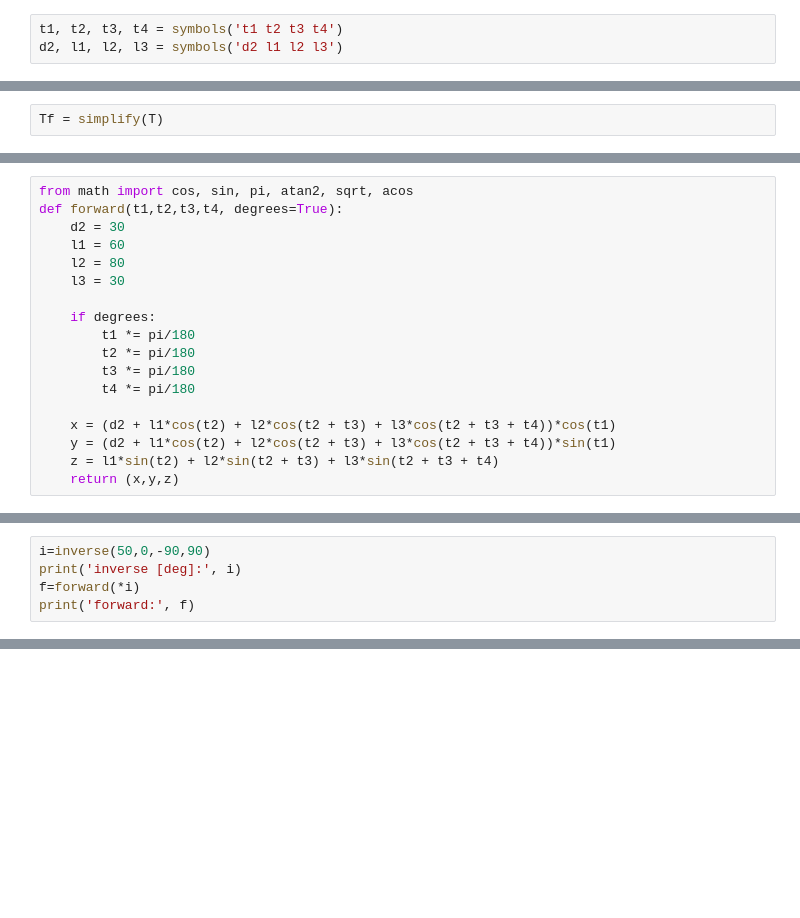
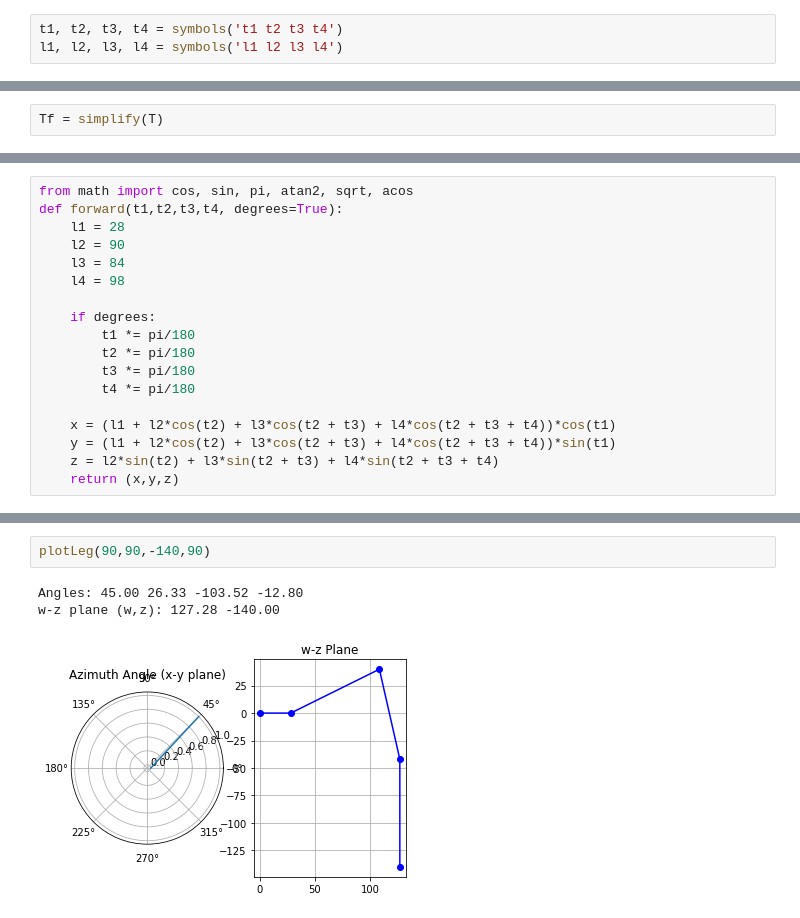
Before and after one commit to MultipedRobotics/multiped, a Jupyter notebook: docs/ax12-version/kinematics.ipynb, the cells around one changed output, grey strips where cells are left out. Cells and saved outputs as stored; diff of their text form; blank space fills up the shorter version.

```diff
--- a/docs/ax12-version/kinematics.ipynb
+++ b/docs/ax12-version/kinematics.ipynb
@@ -51,7 +83,7 @@ def subs(tt, m):
     return ret
 # %%
 t1, t2, t3, t4 = symbols('t1 t2 t3 t4')
-d2, l1, l2, l3 = symbols('d2 l1 l2 l3')
+l1, l2, l3, l4 = symbols('l1 l2 l3 l4')
 # %%
 # a, alpha, d, theta
 T1 = makeT(0, 0, 0, t1)
@@ -120,10 +152,10 @@ position z: l1*sin(t2) + l2*sin(t2 + t3) + l3*sin(t2 + t3 + t4)
 # %%
 from math import cos, sin, pi, atan2, sqrt, acos
 def forward(t1,t2,t3,t4, degrees=True):
-    d2 = 30
-    l1 = 60
-    l2 = 80
-    l3 = 30
+    l1 = 28
+    l2 = 90
+    l3 = 84
+    l4 = 98
 
     if degrees:
         t1 *= pi/180
@@ -131,7 +163,7 @@ def forward(t1,t2,t3,t4, degrees=True):
         t3 *= pi/180
         t4 *= pi/180
 
-    x = (d2 + l1*cos(t2) + l2*cos(t2 + t3) + l3*cos(t2 + t3 + t4))*cos(t1)
-    y = (d2 + l1*cos(t2) + l2*cos(t2 + t3) + l3*cos(t2 + t3 + t4))*sin(t1)
-    z = l1*sin(t2) + l2*sin(t2 + t3) + l3*sin(t2 + t3 + t4)
+    x = (l1 + l2*cos(t2) + l3*cos(t2 + t3) + l4*cos(t2 + t3 + t4))*cos(t1)
+    y = (l1 + l2*cos(t2) + l3*cos(t2 + t3) + l4*cos(t2 + t3 + t4))*sin(t1)
+    z = l2*sin(t2) + l3*sin(t2 + t3) + l4*sin(t2 + t3 + t4)
     return (x,y,z)
@@ -211,5 +255,0 @@ forward: (89.99999999999997, 0.0, -110.0)
-# %%
-i=inverse(50,0,-90,90)
-print('inverse [deg]:', i)
-f=forward(*i)
-print('forward:', f)
@@ -218,0 +430,6 @@ forward: (8.411594159543615, 0.0, -52.79782797243361)
+# %%
+plotLeg(90,90,-140,90)
+# %% [output]
+Angles: 45.00 26.33 -103.52 -12.80
+w-z plane (w,z): 127.28 -140.00
+[figure, added]
```
Also changed, not shown: parts of 33 cells of this notebook, 2 other files.
